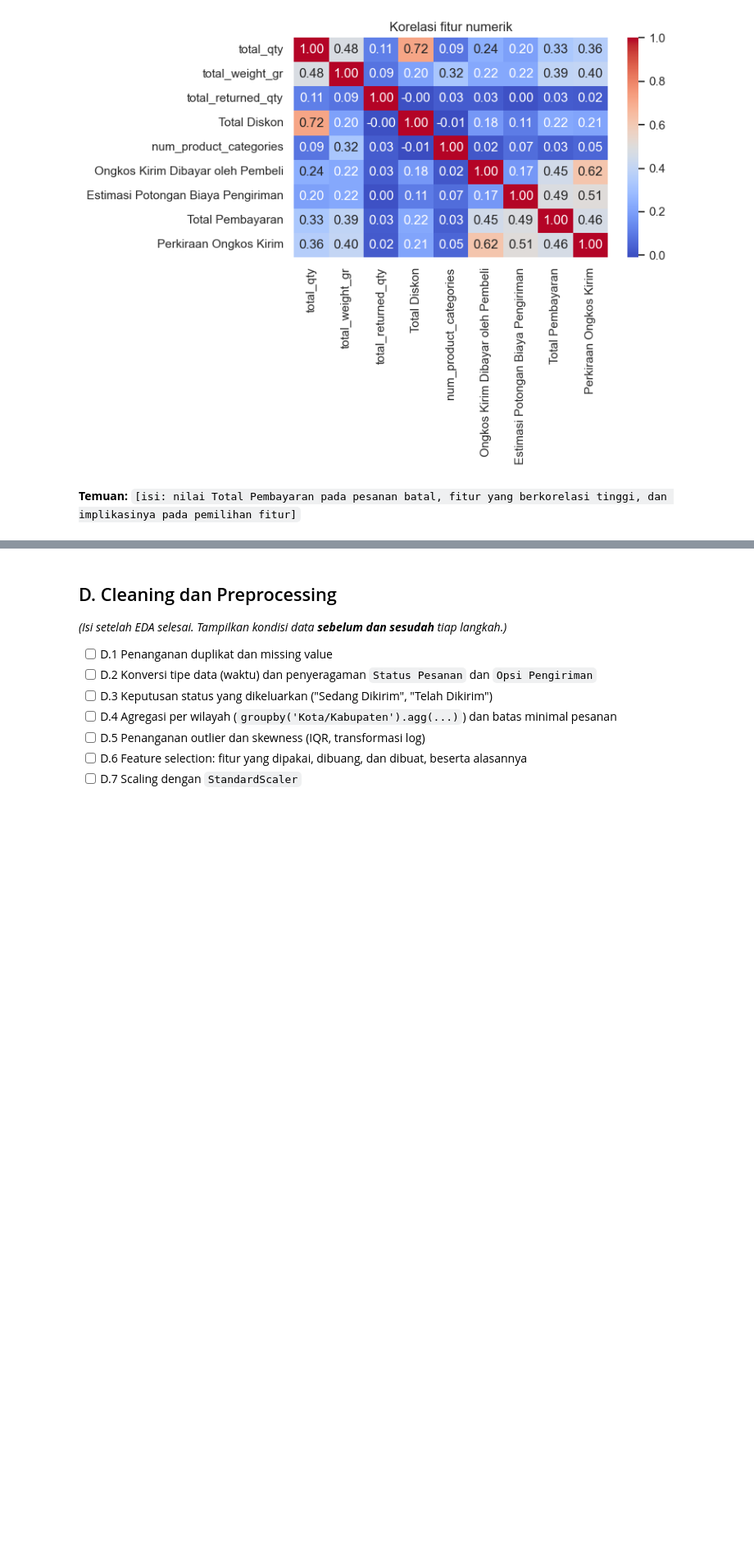
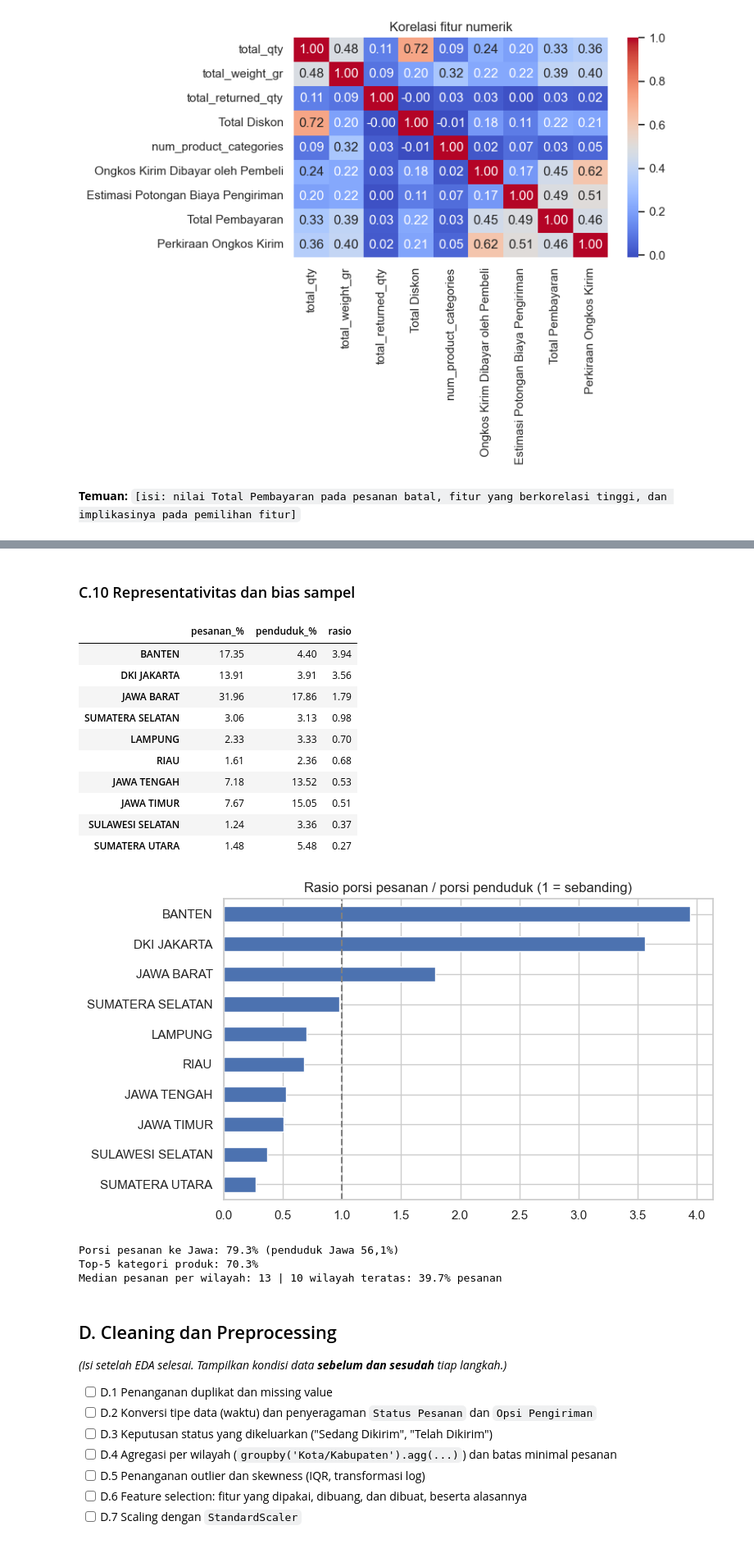
Before and after one commit to anubluskrin/PROJECT-DS, a Jupyter notebook: notebook_proyek_akhir.ipynb, the cells around one changed output, grey strips where cells are left out. Shown at 82% size. Cells and saved outputs as stored; diff of their text form; code cells hidden in the pictures; blank space fills up the shorter version.

```diff
--- a/notebook_proyek_akhir.ipynb
+++ b/notebook_proyek_akhir.ipynb
@@ -406,3 +601,38 @@ plt.tight_layout(); plt.show()
+# %% [markdown]
+### C.10 Representativitas dan bias sampel
+# %%
+PEND = {"JAWA BARAT": 48.27, "JAWA TIMUR": 40.67, "JAWA TENGAH": 36.52, "SUMATERA UTARA": 14.80,
+        "BANTEN": 11.90, "DKI JAKARTA": 10.56, "SULAWESI SELATAN": 9.07, "LAMPUNG": 9.01,
+        "SUMATERA SELATAN": 8.47, "RIAU": 6.39}          # juta jiwa, SP2020; total nasional 270,20 juta
+porsi = df["Provinsi"].value_counts(normalize=True) * 100
+rep = pd.DataFrame({"pesanan_%": porsi.reindex(list(PEND)).values,
+                    "penduduk_%": [v / 270.20 * 100 for v in PEND.values()]}, index=list(PEND))
+rep["rasio"] = rep["pesanan_%"] / rep["penduduk_%"]
+display(rep.sort_values("rasio", ascending=False).round(2))
+rep["rasio"].sort_values().plot(kind="barh", figsize=(8, 4.5), title="Rasio porsi pesanan / porsi penduduk (1 = sebanding)")
+plt.axvline(1, color="gray", linestyle="--"); plt.tight_layout(); plt.show()
+
+print("Porsi pesanan ke Jawa: %.1f%% (penduduk Jawa 56,1%%)" % (df["jawa"].mean() * 100))
+kat = df["product_categories"].str.split(",").str[0].str.strip().value_counts(normalize=True) * 100
+print("Top-5 kategori produk: %.1f%%" % kat.head(5).sum())
+pw = df["Kota/Kabupaten"].value_counts()
+print("Median pesanan per wilayah: %d | 10 wilayah teratas: %.1f%% pesanan" % (pw.median(), pw.head(10).sum() / len(df) * 100))
+# %% [output]
+|  | pesanan_% | penduduk_% | rasio |
+| BANTEN | 17.35 | 4.40 | 3.94 |
+| DKI JAKARTA | 13.91 | 3.91 | 3.56 |
+| JAWA BARAT | 31.96 | 17.86 | 1.79 |
+| SUMATERA SELATAN | 3.06 | 3.13 | 0.98 |
+| LAMPUNG | 2.33 | 3.33 | 0.70 |
+| RIAU | 1.61 | 2.36 | 0.68 |
+| JAWA TENGAH | 7.18 | 13.52 | 0.53 |
+| JAWA TIMUR | 7.67 | 15.05 | 0.51 |
+| SULAWESI SELATAN | 1.24 | 3.36 | 0.37 |
+| SUMATERA UTARA | 1.48 | 5.48 | 0.27 |
+[figure, added]
+Porsi pesanan ke Jawa: 79.3% (penduduk Jawa 56,1%)
+Top-5 kategori produk: 70.3%
+Median pesanan per wilayah: 13 | 10 wilayah teratas: 39.7% pesanan
 # %% [markdown]
 ## D. Cleaning dan Preprocessing
 
```
Also changed, not shown: parts of 17 cells of this notebook.
